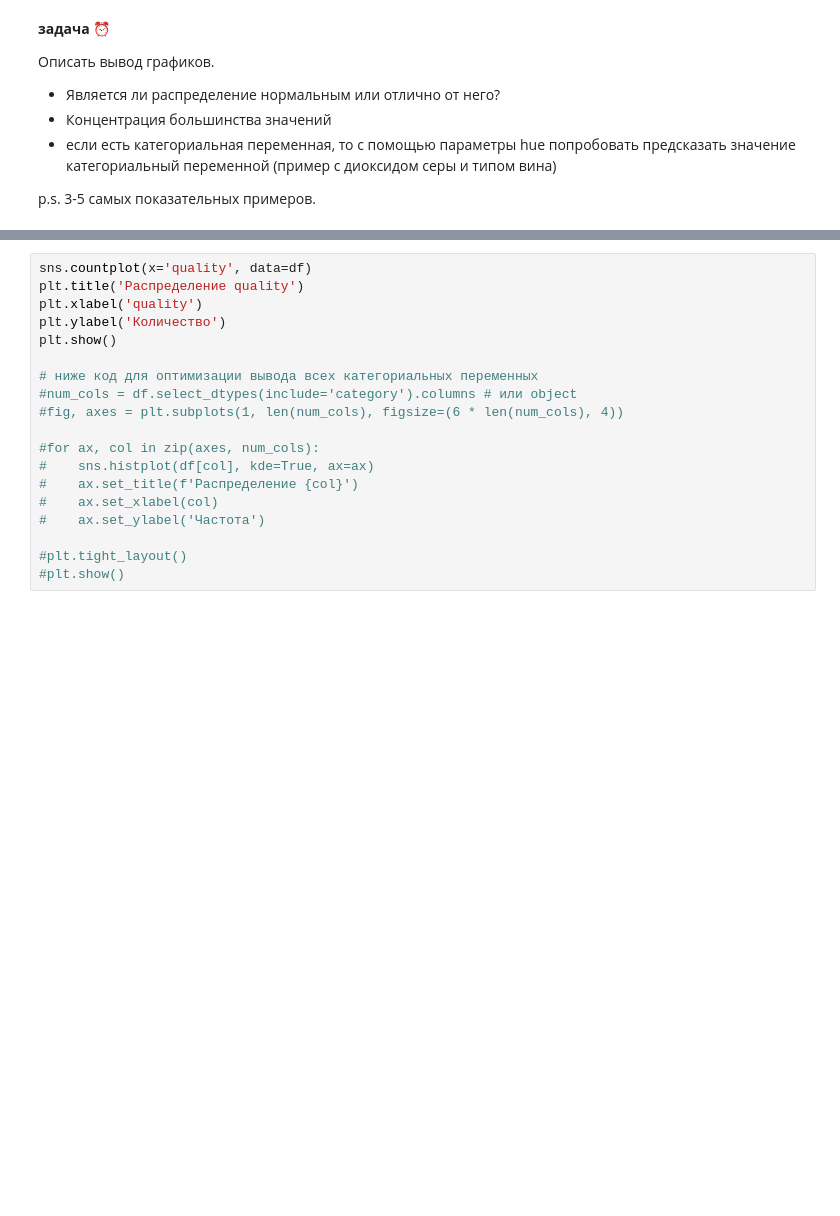
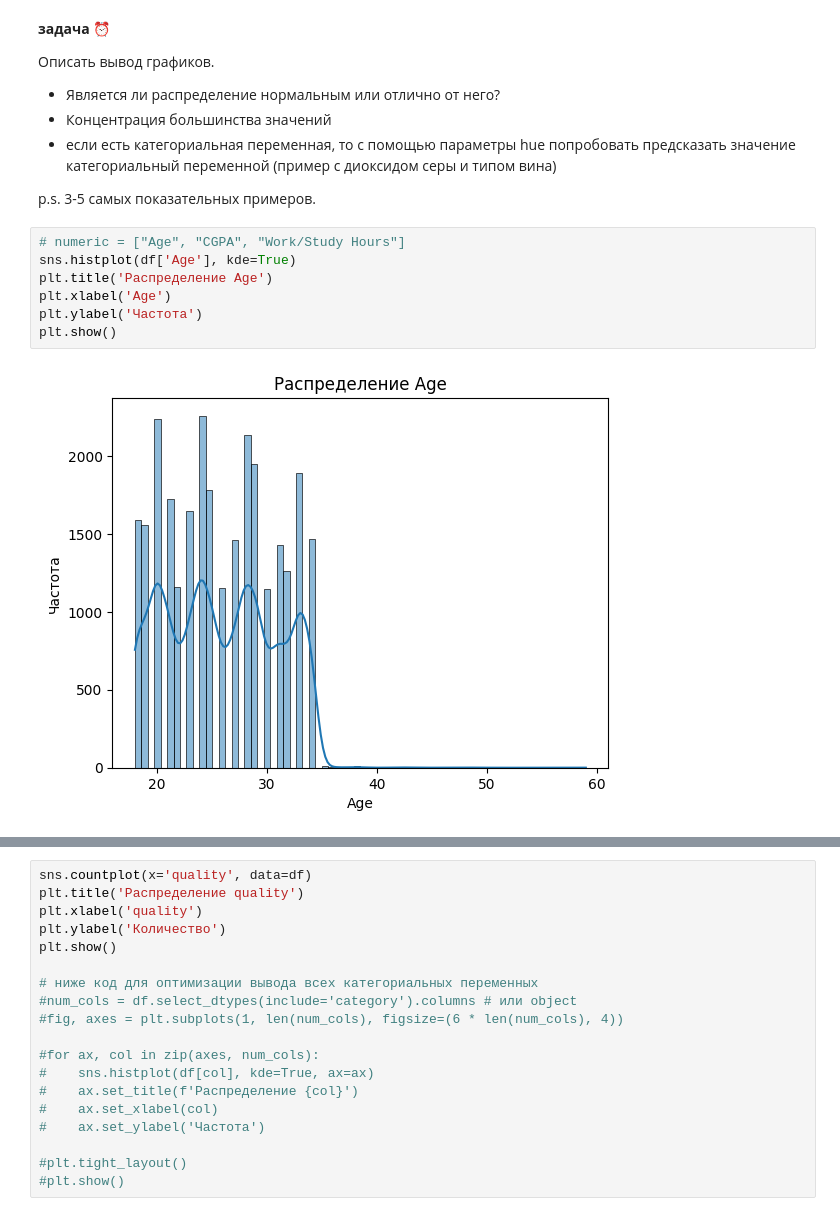
Before and after one commit to Dmtrvna/MML, a Jupyter notebook: Практика_1.ipynb, the cells around one changed output, grey strips where cells are left out. Drawn from its saved outputs; the diff is of its cells as text; blank space fills up the shorter version.

```diff
--- a/Практика_1.ipynb
+++ b/Практика_1.ipynb
@@ -205,3 +230,12 @@ plt.show()
 - если есть категориальная переменная, то с помощью параметры hue попробовать предсказать значение категориальный переменной (пример с диоксидом серы и типом вина)
 
 p.s. 3-5 самых показательных примеров.
+# %%
+# numeric = ["Age", "CGPA", "Work/Study Hours"]
+sns.histplot(df['Age'], kde=True)
+plt.title('Распределение Age')
+plt.xlabel('Age')
+plt.ylabel('Частота')
+plt.show()
+# %% [output]
+[figure, added]
```
Also changed, not shown: parts of 14 cells of this notebook.
